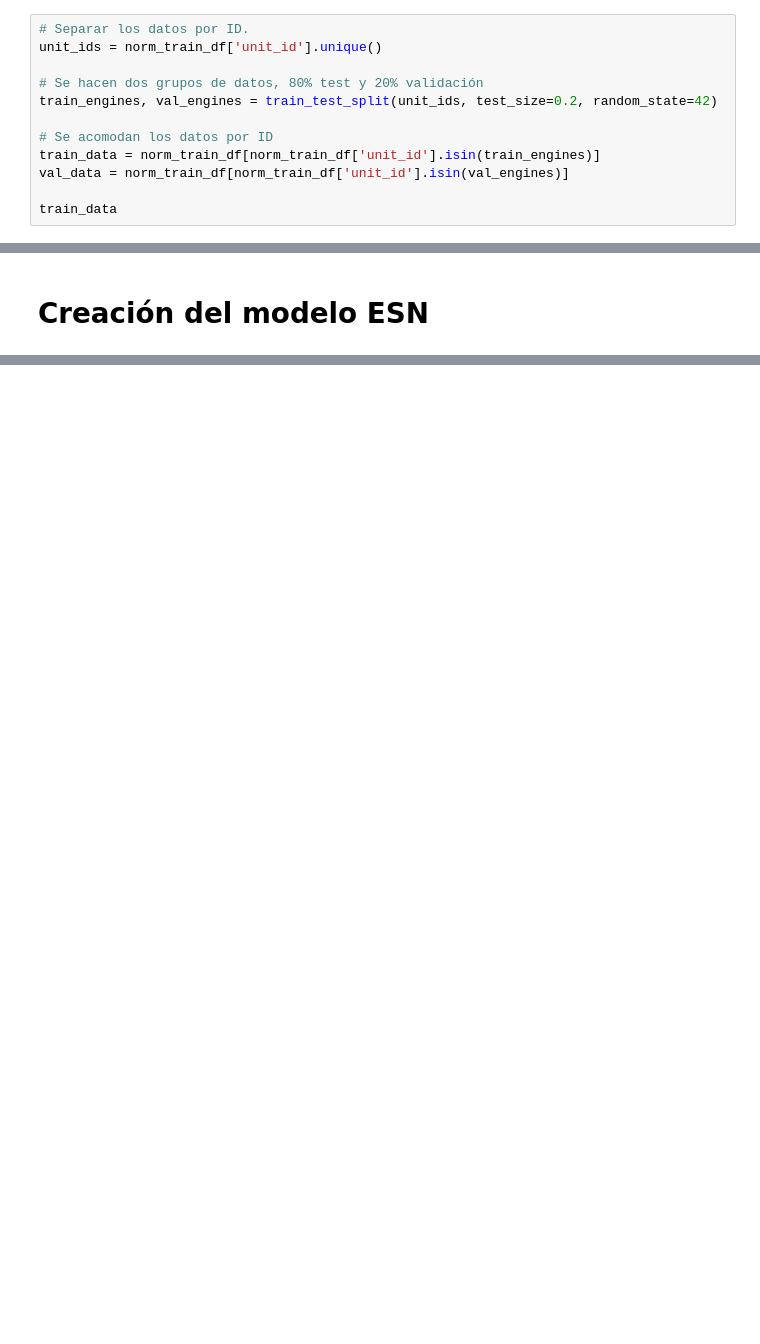
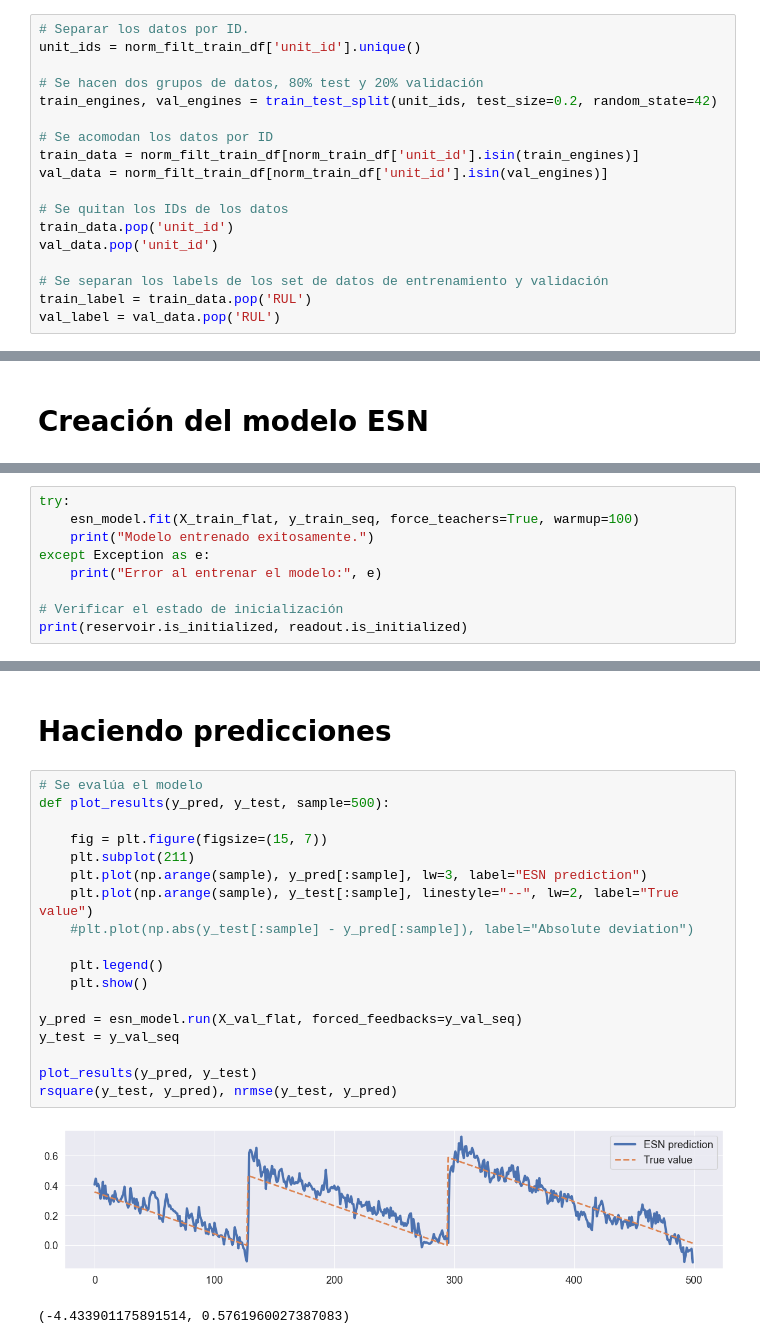
Before and after one commit to Dave4006/ProyectoMante, a Jupyter notebook: Programacion/ESN.ipynb, the cells around one changed output, grey strips where cells are left out. Drawn from its saved outputs; the diff is of its cells as text; blank space fills up the shorter version.

```diff
--- a/Programacion/ESN.ipynb
+++ b/Programacion/ESN.ipynb
@@ -186,13 +209,19 @@ plt.show()
 # Crear subset de validación
 # %%
 # Separar los datos por ID.
-unit_ids = norm_train_df['unit_id'].unique()
+unit_ids = norm_filt_train_df['unit_id'].unique()
 
 # Se hacen dos grupos de datos, 80% test y 20% validación
 train_engines, val_engines = train_test_split(unit_ids, test_size=0.2, random_state=42)
 
 # Se acomodan los datos por ID
-train_data = norm_train_df[norm_train_df['unit_id'].isin(train_engines)]
-val_data = norm_train_df[norm_train_df['unit_id'].isin(val_engines)]
+train_data = norm_filt_train_df[norm_train_df['unit_id'].isin(train_engines)]
+val_data = norm_filt_train_df[norm_train_df['unit_id'].isin(val_engines)]
 
-train_data
+# Se quitan los IDs de los datos
+train_data.pop('unit_id')
+val_data.pop('unit_id')
+
+# Se separan los labels de los set de datos de entrenamiento y validación
+train_label = train_data.pop('RUL')
+val_label = val_data.pop('RUL')
@@ -214,0 +312,9 @@ train_data
+# %%
+try:
+    esn_model.fit(X_train_flat, y_train_seq, force_teachers=True, warmup=100)
+    print("Modelo entrenado exitosamente.")
+except Exception as e:
+    print("Error al entrenar el modelo:", e)
+
+# Verificar el estado de inicialización
+print(reservoir.is_initialized, readout.is_initialized)
@@ -214,0 +410,23 @@ train_data
+# %% [markdown]
+# Haciendo predicciones
+# %%
+# Se evalúa el modelo
+def plot_results(y_pred, y_test, sample=500):
+
+    fig = plt.figure(figsize=(15, 7))
+    plt.subplot(211)
+    plt.plot(np.arange(sample), y_pred[:sample], lw=3, label="ESN prediction")
+    plt.plot(np.arange(sample), y_test[:sample], linestyle="--", lw=2, label="True value")
+    #plt.plot(np.abs(y_test[:sample] - y_pred[:sample]), label="Absolute deviation")
+
+    plt.legend()
+    plt.show()
+
+y_pred = esn_model.run(X_val_flat, forced_feedbacks=y_val_seq)
+y_test = y_val_seq
+
+plot_results(y_pred, y_test)
+rsquare(y_test, y_pred), nrmse(y_test, y_pred)
+# %% [output]
+[figure, added]
+(-4.433901175891514, 0.5761960027387083)
```
Also changed, not shown: parts of 15 cells of this notebook, 7 other files.
